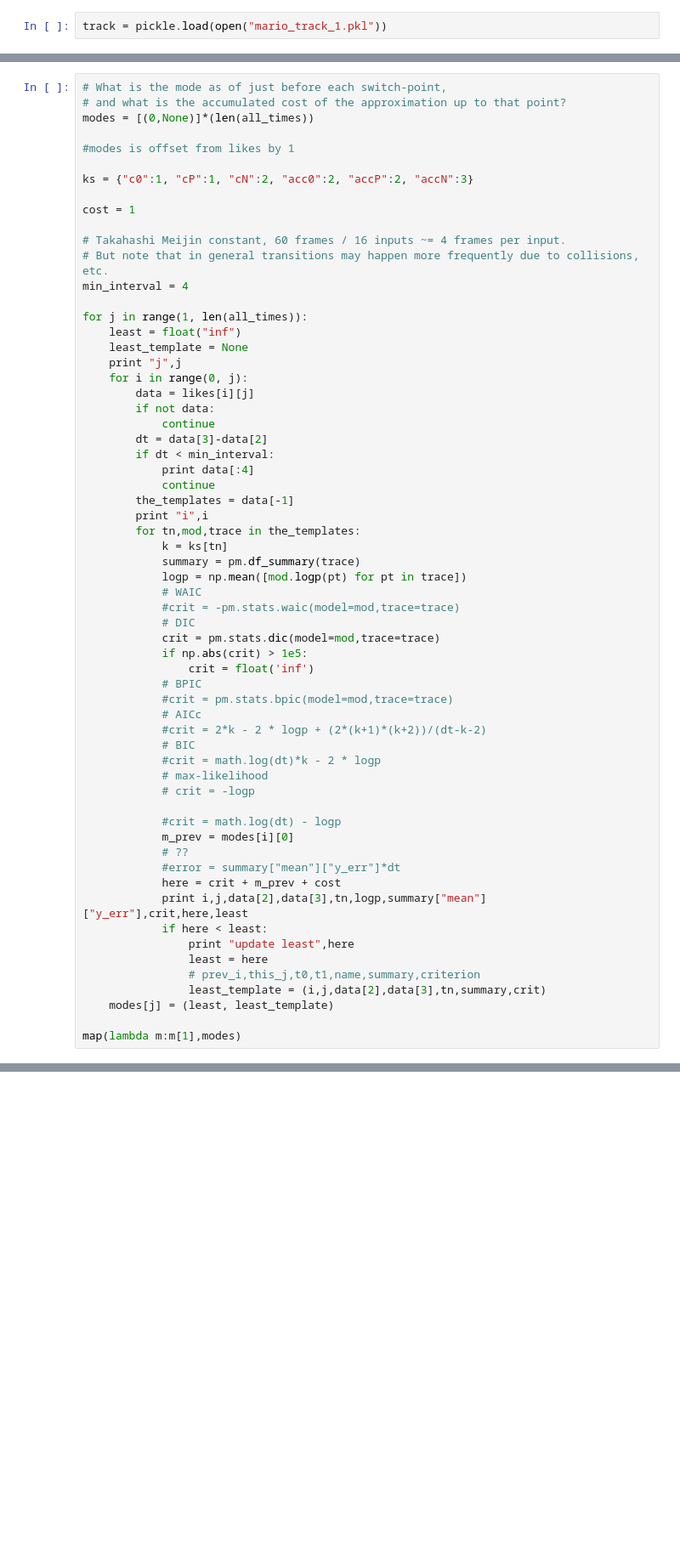
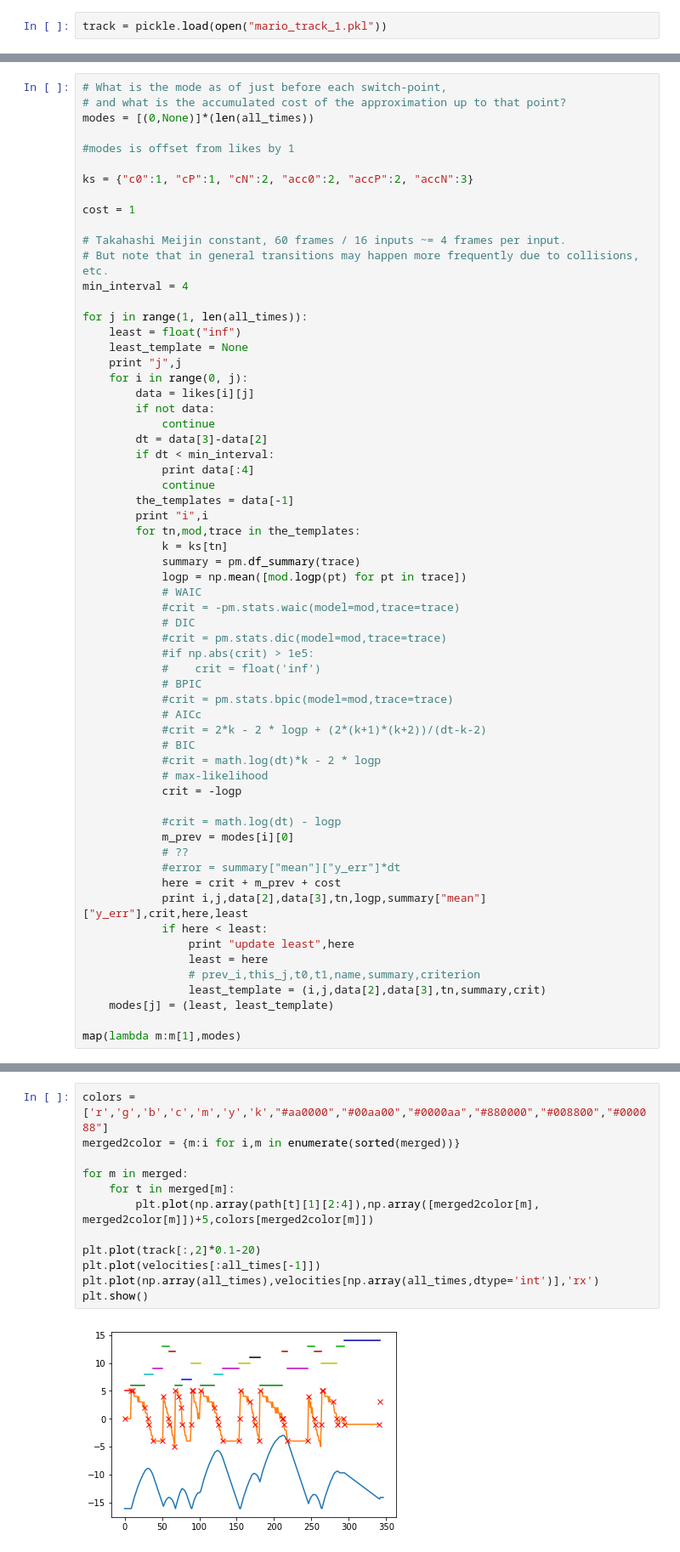
Before and after one commit to JoeOsborn/mechlearn, a Jupyter notebook: mechlearn/Segmentation.ipynb, the cells around one changed output, grey strips where cells are left out. Shown at 85% size. Cells and saved outputs as stored; diff of their text form; blank space fills up the shorter version.

Commit message:
Collision tracking in decent place

```diff
--- a/mechlearn/Segmentation.ipynb
+++ b/mechlearn/Segmentation.ipynb
@@ -328,9 +547,9 @@ for j in range(1, len(all_times)):
             # WAIC
             #crit = -pm.stats.waic(model=mod,trace=trace)
             # DIC
-            crit = pm.stats.dic(model=mod,trace=trace)
-            if np.abs(crit) > 1e5:
-                crit = float('inf')
+            #crit = pm.stats.dic(model=mod,trace=trace)
+            #if np.abs(crit) > 1e5:
+            #    crit = float('inf')
             # BPIC
             #crit = pm.stats.bpic(model=mod,trace=trace)
             # AICc
@@ -338,7 +557,7 @@ for j in range(1, len(all_times)):
             # BIC
             #crit = math.log(dt)*k - 2 * logp
             # max-likelihood
-            # crit = -logp
+            crit = -logp
 
             #crit = math.log(dt) - logp
             m_prev = modes[i][0]
@@ -512,0 +827,14 @@ for m in merged:
+# %%
+colors = ['r','g','b','c','m','y','k',"#aa0000","#00aa00","#0000aa","#880000","#008800","#000088"]
+merged2color = {m:i for i,m in enumerate(sorted(merged))}
+
+for m in merged:
+    for t in merged[m]:
+        plt.plot(np.array(path[t][1][2:4]),np.array([merged2color[m], merged2color[m]])+5,colors[merged2color[m]])
+
+plt.plot(track[:,2]*0.1-20)
+plt.plot(velocities[:all_times[-1]])
+plt.plot(np.array(all_times),velocities[np.array(all_times,dtype='int')],'rx')
+plt.show()
+# %% [output]
+[figure, added]
```
Also changed, not shown: parts of 15 cells of this notebook, 2 other files.
